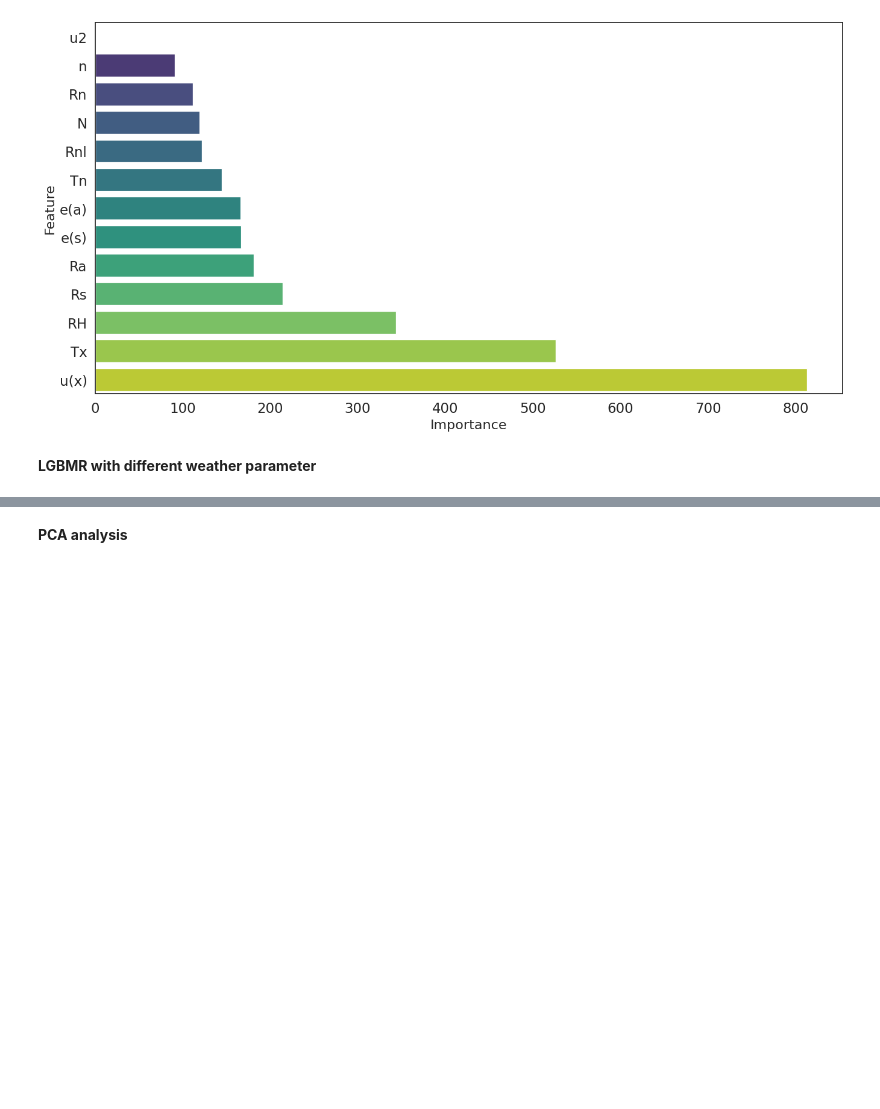
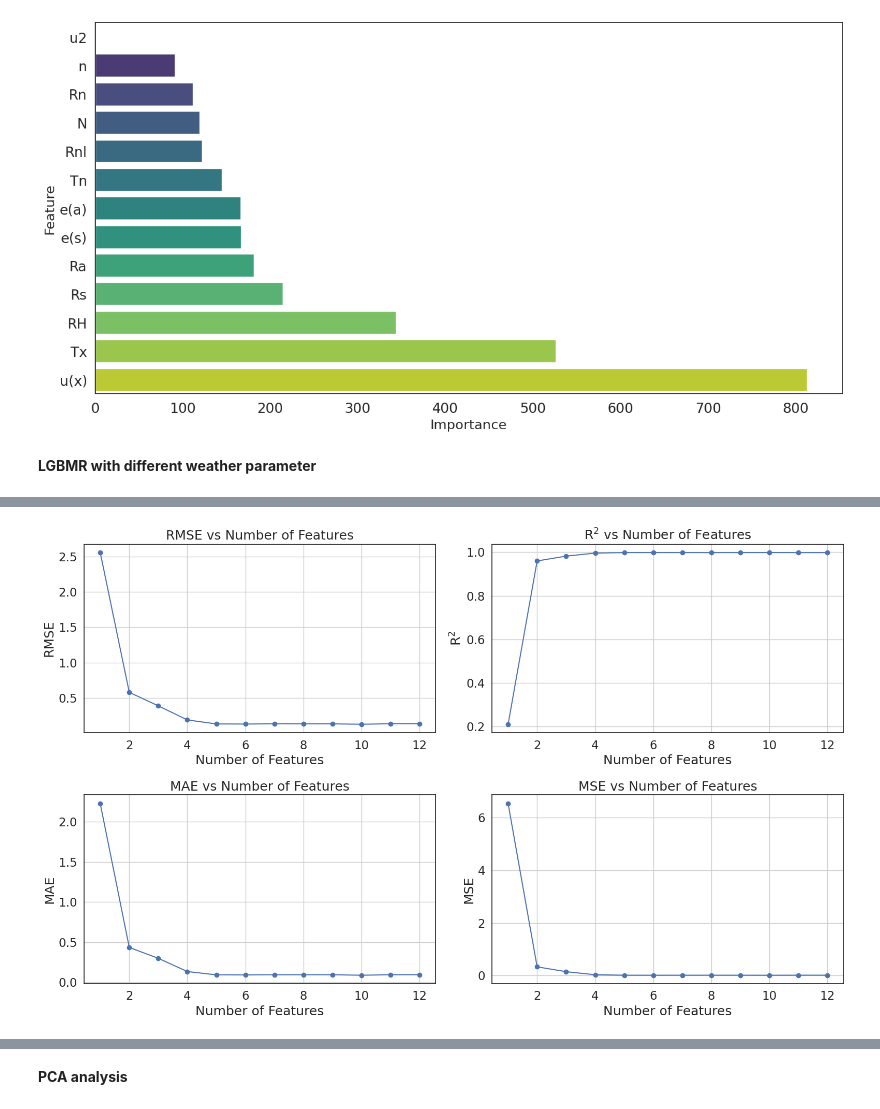
Before and after one commit to rabnawaz172/ET, a Jupyter notebook: ET_taif.ipynb, the cells around one changed output, grey strips where cells are left out. Drawn from its saved outputs; the diff is of its cells as text; code cells hidden in the pictures; blank space fills up the shorter version.

```diff
--- a/ET_taif.ipynb
+++ b/ET_taif.ipynb
@@ -347,8 +260,8 @@ feature_names = X_train.columns
 # Create a DataFrame to store feature names and their importances
 feature_importance_df = pd.DataFrame({'Feature': feature_names, 'Importance': feature_importances})
 
-# Sort the DataFrame by importance in ascending order (reversed)
-feature_importance_df = feature_importance_df.sort_values(by='Importance', ascending=True)
+# Sort the DataFrame by importance in descending order (highest importance at the top)
+feature_importance_df = feature_importance_df.sort_values(by='Importance')
 
 # Plot feature importances
 plt.figure(figsize=(16, 8))
@@ -356,6 +269,7 @@ sns.barplot(x='Importance', y='Feature', data=feature_importance_df, palette="vi
 
 plt.xlabel('Importance', fontsize=16)
 plt.ylabel('Feature', fontsize=16)
+
 plt.show()
 # %% [output]
 Passing `palette` without assigning `hue` is deprecated and will be removed in v0.14.0. Assign the `y` variable to `hue` and set `legend=False` for the same effect.
@@ -513,0 +353,50 @@ plt.show()
+# %%
+import matplotlib.pyplot as plt
+
+# Plot RMSE
+plt.figure(figsize=(16, 10))
+
+plt.subplot(2, 2, 1)
+plt.plot(range(1, 13), rmse_scores, marker='o')
+plt.title('RMSE vs Number of Features')
+plt.xlabel('Number of Features')
+plt.ylabel('RMSE')
+plt.grid(True)
+
+# Plot R-squared
+plt.subplot(2, 2, 2)
+plt.plot(range(1, 13), r2_scores, marker='o')  # Adjusted the range to match the number of features
+plt.title('R$^2$ vs Number of Features')
+plt.xlabel('Number of Features')
+plt.ylabel('R$^2$')  # Use LaTeX formatting for superscript 2
+plt.grid(True)
+
+# Plot MAE
+plt.subplot(2, 2, 3)
+plt.plot(range(1, 13), mae_scores, marker='o')
+plt.title('MAE vs Number of Features')
+plt.xlabel('Number of Features')
+plt.ylabel('MAE')
+plt.grid(True)
+
+# Plot MSE
+plt.subplot(2, 2, 4)
+plt.plot(range(1, 13), mse_scores, marker='o')
+plt.title('MSE vs Number of Features')
+plt.xlabel('Number of Features')
+plt.ylabel('MSE')
+plt.grid(True)
+
+plt.tight_layout()
+
+# Save the figure with 400 DPI
+plt.savefig('evaluation_metrics_plot.png', dpi=400)
+
+# Show the plot
+plt.show()
+
+# Download the saved image
+from google.colab import files
+files.download('evaluation_metrics_plot.png')
+# %% [output]
+[figure, added]
```
Also changed, not shown: parts of 11 cells of this notebook.
